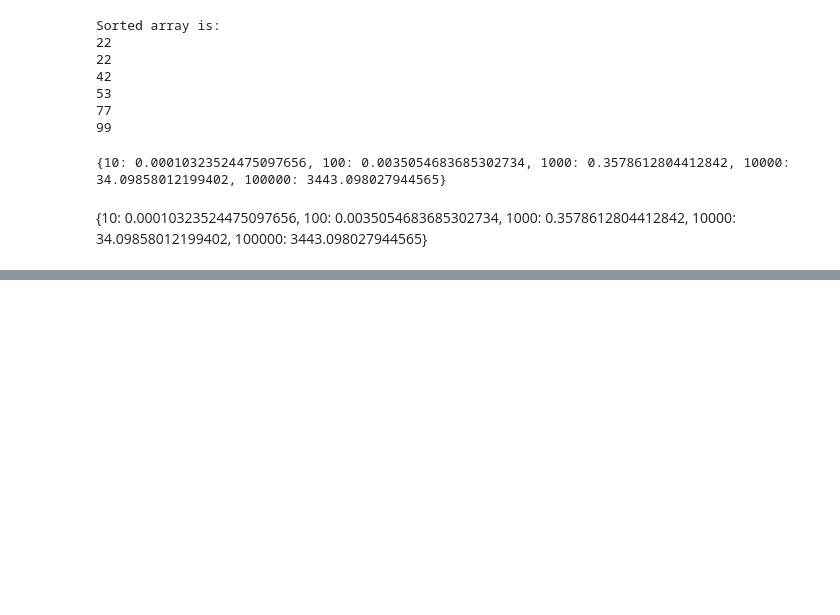
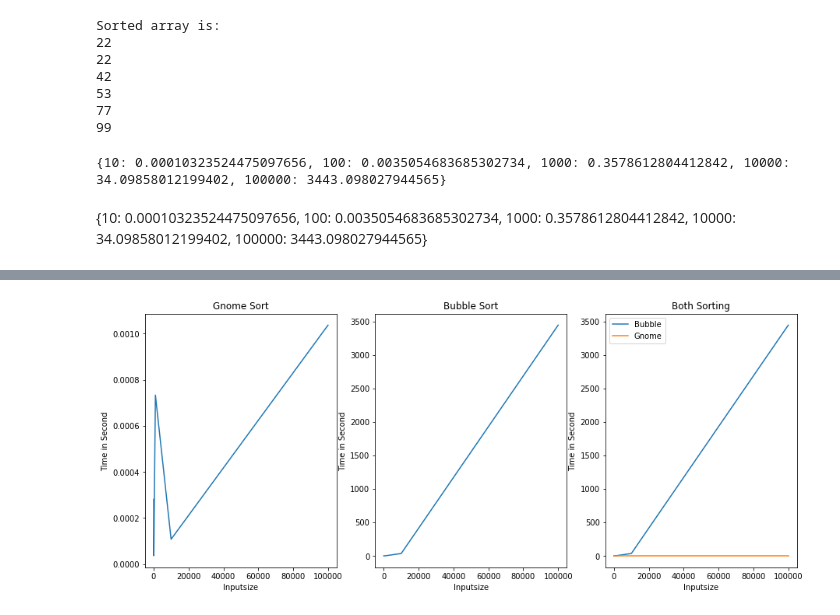
Before and after one commit to reyhanabbywahyu/Gnome_sort, a Jupyter notebook: Genome_Sort.ipynb, the cells around one changed output, grey strips where cells are left out. Cells and saved outputs as stored; diff of their text form; code cells hidden in the pictures; blank space fills up the shorter version.

```diff
--- a/Genome_Sort.ipynb
+++ b/Genome_Sort.ipynb
@@ -192,3 +192,96 @@ print(elapsedTimeBubble)
 {10: 0.00010323524475097656, 100: 0.0035054683685302734, 1000: 0.3578612804412842, 10000: 34.09858012199402, 100000: 3443.098027944565}
 # %% [markdown]
 {10: 0.00010323524475097656, 100: 0.0035054683685302734, 1000: 0.3578612804412842, 10000: 34.09858012199402, 100000: 3443.098027944565}
+# %%
+# Python program for implementation of Bubble Sort
+import matplotlib.pyplot as plt
+import time
+import numpy as np
+def bubbleSort(arr):
+	n = len(arr)
+
+	# Traverse through all array elements
+	for i in range(n):
+
+		# Last i elements are already in place
+		for j in range(0, n-i-1):
+
+			# traverse the array from 0 to n-i-1
+			# Swap if the element found is greater
+			# than the next element
+			if arr[j] > arr[j+1] :
+				arr[j], arr[j+1] = arr[j+1], arr[j]
+
+# Driver code to test above
+
+
+arr = [22, 99, 77, 22, 42, 53]
+
+bubbleSort(arr)
+np.random.seed(5)
+elapsedTimeBubble={}
+inputsize=[10,100,1000,10000,100000]
+RunningTime=[]
+
+
+for i in inputsize:
+  begin = time.time()
+  random = np.random.random(size=i)
+  bubbleSort(random)
+  end = time.time()
+  elapsedTimeBubble[i] = end-begin
+
+print(elapsedTimeBubble)
+
+#print ("Sorted array is:")
+#for i in range(len(arr)):
+#	print ("%d" %arr[i]),
+
+#******************************************************************************#
+
+#Gnome sort
+
+def gnomeSort( arr, n):
+	index = 0
+	while index < n:
+		if index == 0:
+			index = index + 1
+		if arr[index] >= arr[index - 1]:
+			index = index + 1
+		else:
+			arr[index], arr[index-1] = arr[index-1], arr[index]
+			index = index - 1
+
+	return arr
+
+# Driver Code
+arr = [22, 99, 77, 22, 42, 53]
+n = len(arr)
+
+
+np.random.seed(5)
+elapsedTimegnome={}
+inputsize=[10,100,1000,10000,100000]
+RunningTime=[]
+
+for i in inputsize:
+  begin = time.time()
+  random = np.random.random(size=i)
+  gnomeSort(random,n)
+  end = time.time()
+  elapsedTimegnome[i] = end-begin
+
+print(elapsedTimegnome)
+
+
+elapsedTimeBubble = {10: 0.00010323524475097656, 100: 0.0035054683685302734, 1000: 0.3578612804412842, 10000: 34.09858012199402, 100000: 3443.098027944565}
+f, ax = plt.subplots(1,3,figsize=(15,6))
+ax[0].plot(inputsize,list(elapsedTimegnome.values()))
+ax[0].set(title="Gnome Sort",xlabel="Inputsize",ylabel="Time in Second")
+ax[1].plot(inputsize,list(elapsedTimeBubble.values()))
+ax[1].set(title="Bubble Sort",xlabel="Inputsize",ylabel="Time in Second")
+ax[2].plot(inputsize,list(elapsedTimeBubble.values()),
+           inputsize,list(elapsedTimegnome.values()))
+ax[2].set(title="Both Sorting",xlabel="Inputsize",ylabel="Time in Second")
+ax[2].legend(["Bubble","Gnome"])
+# %% [output]
@@ -194,0 +291 @@ print(elapsedTimeBubble)
+[figure, added]
```
Also changed, not shown: parts of 2 cells of this notebook.
